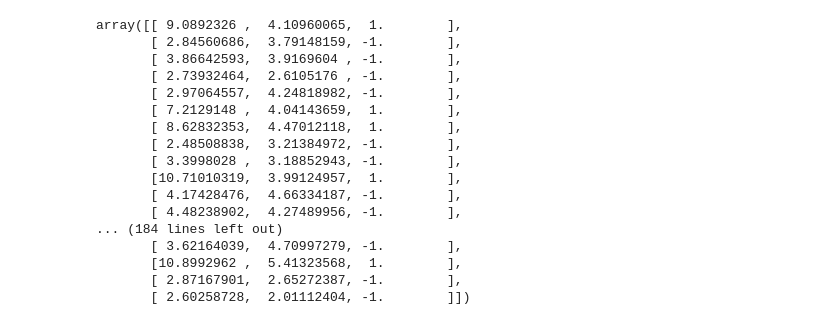
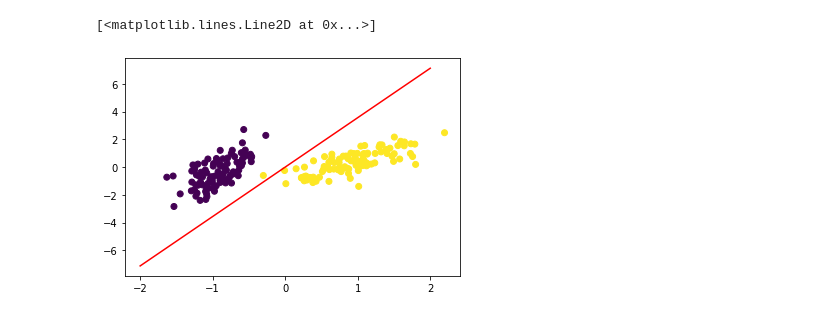
Before and after one commit to kh65/Assignment_2, a Jupyter notebook: Assignment_2.ipynb, the cells around one changed output. Drawn from its saved outputs; the diff is of its cells as text; code cells hidden in the pictures.

```diff
--- a/Assignment_2.ipynb
+++ b/Assignment_2.ipynb
@@ -130,20 +111,13 @@ plt.show()
-# %%
-data
-# %% [output]
-array([[ 9.0892326 ,  4.10960065,  1.        ],
-       [ 2.84560686,  3.79148159, -1.        ],
-       [ 3.86642593,  3.9169604 , -1.        ],
-       [ 2.73932464,  2.6105176 , -1.        ],
-       [ 2.97064557,  4.24818982, -1.        ],
-       [ 7.2129148 ,  4.04143659,  1.        ],
-       [ 8.62832353,  4.47012118,  1.        ],
-       [ 2.48508838,  3.21384972, -1.        ],
-       [ 3.3998028 ,  3.18852943, -1.        ],
-       [10.71010319,  3.99124957,  1.        ],
-       [ 4.17428476,  4.66334187, -1.        ],
-       [ 4.48238902,  4.27489956, -1.        ],
-... (184 lines left out)
-       [ 3.62164039,  4.70997279, -1.        ],
-       [10.8992962 ,  5.41323568,  1.        ],
-       [ 2.87167901,  2.65272387, -1.        ],
-       [ 2.60258728,  2.01112404, -1.        ]])
+# %%
+X = data[:,:-1]
+Y = data[:,-1]
+X = sklearn.preprocessing.StandardScaler().fit_transform(X)
+
+
+plt.scatter(X[:,0],X[:,1], c = Y)
+x = np.linspace(-2,2,100)
+y = -w[0]*x/w[1]
+plt.plot(x, y, c = 'r')
+# %% [output]
+[<matplotlib.lines.Line2D at 0x...>]
+[figure, added]
```
Also changed, not shown: parts of 12 cells of this notebook, 1 other file.
